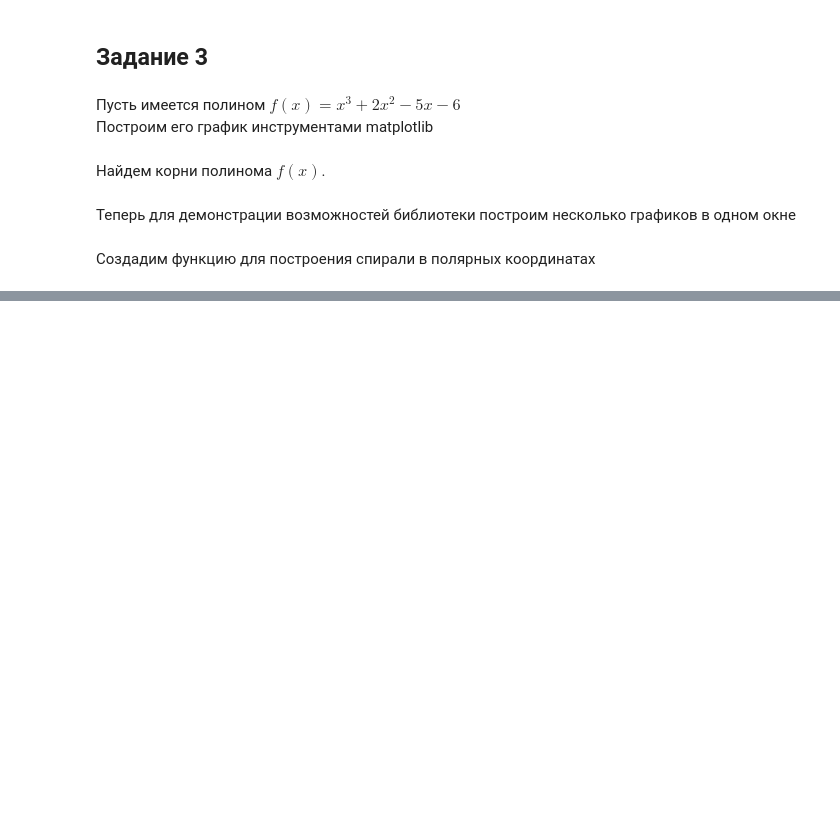
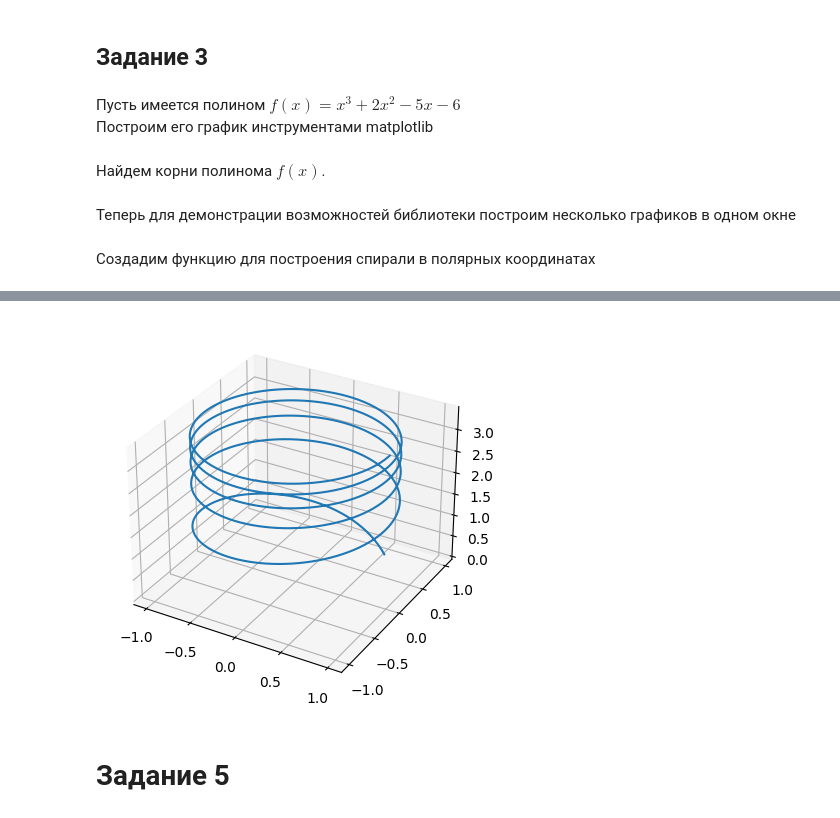
Before and after one commit to Sp1r14ual/nstu-python-practice, a Jupyter notebook: Lab 2.ipynb, the cells around one changed output, grey strips where cells are left out. Cells and saved outputs as stored; diff of their text form; code cells hidden in the pictures; blank space fills up the shorter version.

```diff
--- a/Lab 2.ipynb
+++ b/Lab 2.ipynb
@@ -132,0 +140,20 @@ interactive(children=(IntSlider(value=1180, description='theta', max=2000, min=3
+# %%
+def f():
+    r = 1
+    tht = np.linspace(1, 10* np.pi, 1000)
+    x = r * np.cos(tht)
+    y = r * np.sin(tht)
+    z = np.log(tht)
+    return (x, y, z)
+
+X, Y, Z = f()
+
+fig = plt.figure()
+ax  = fig.add_subplot(projection='3d')
+ax.plot(X, Y, Z)
+
+plt.show()
+# %% [output]
+[figure, added]
+# %% [markdown]
+# Задание 5
```
Also changed, not shown: parts of 10 cells of this notebook.
